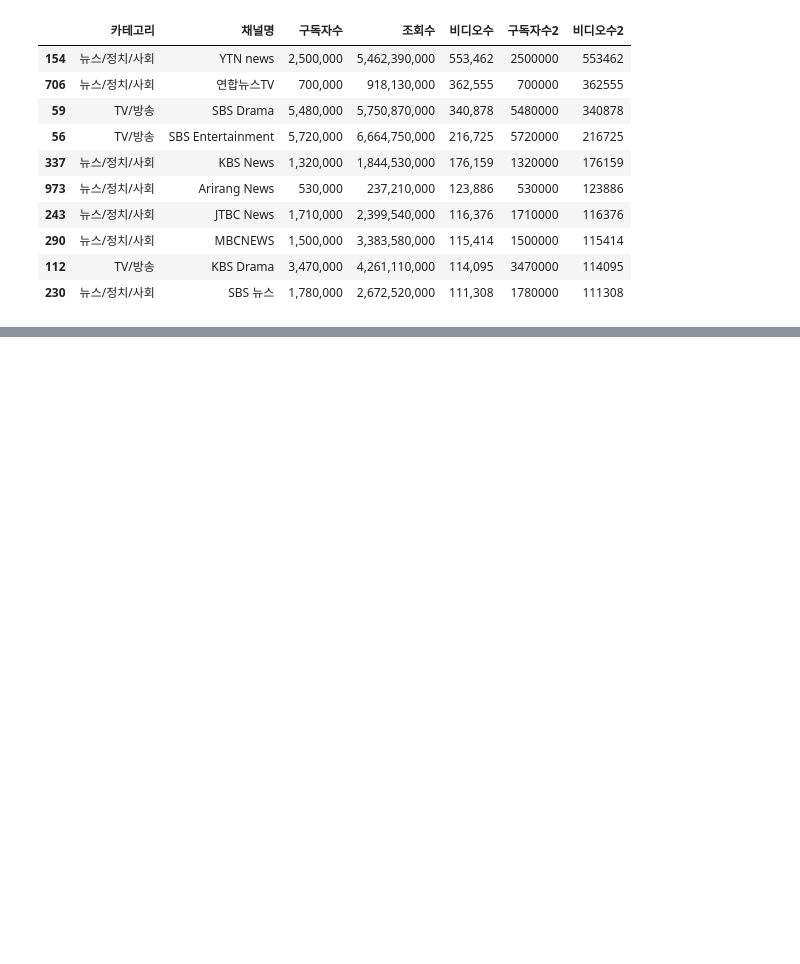
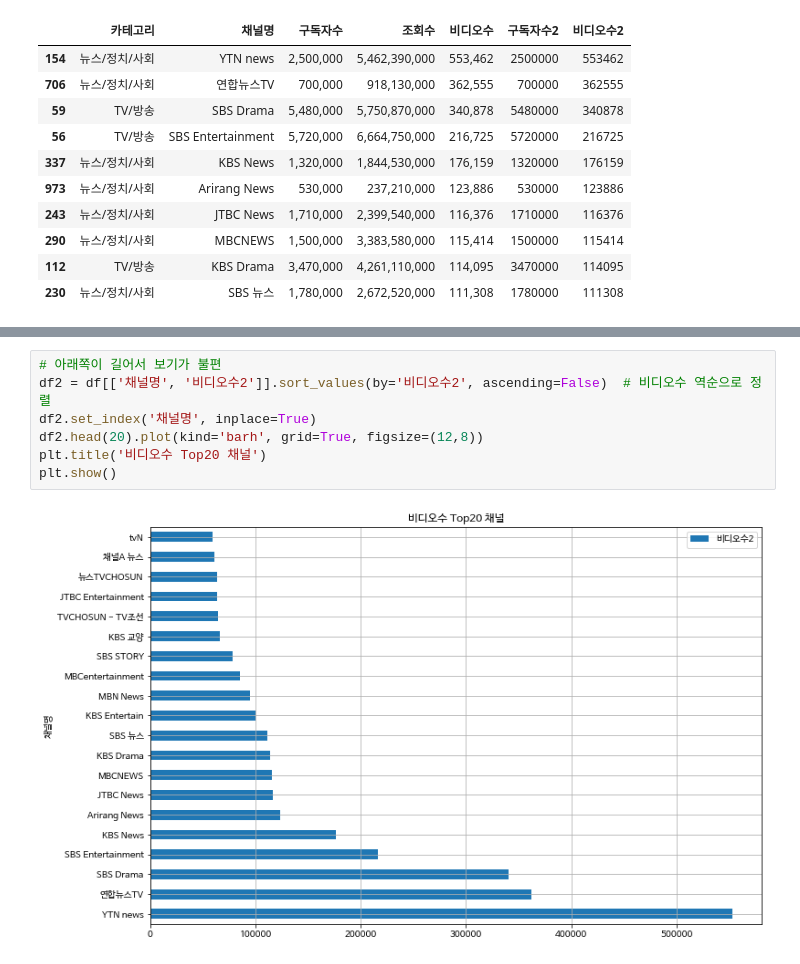
Before and after one commit to YSH32111/DataAnalysis-2021-8, a Jupyter notebook: 05.Crawling/07유튜브랭킹_시각화.ipynb, the cells around one changed output, grey strips where cells are left out. Drawn from its saved outputs; the diff is of its cells as text; blank space fills up the shorter version.

```diff
--- a/05.Crawling/07유튜브랭킹_시각화.ipynb
+++ b/05.Crawling/07유튜브랭킹_시각화.ipynb
@@ -91,0 +118,9 @@ plt.show()
+# %%
+# 아래쪽이 길어서 보기가 불편
+df2 = df[['채널명', '비디오수2']].sort_values(by='비디오수2', ascending=False)  # 비디오수 역순으로 정렬
+df2.set_index('채널명', inplace=True)
+df2.head(20).plot(kind='barh', grid=True, figsize=(12,8))
+plt.title('비디오수 Top20 채널')
+plt.show()
+# %% [output]
+[figure, added]
```
Also changed, not shown: parts of 37 cells of this notebook.
